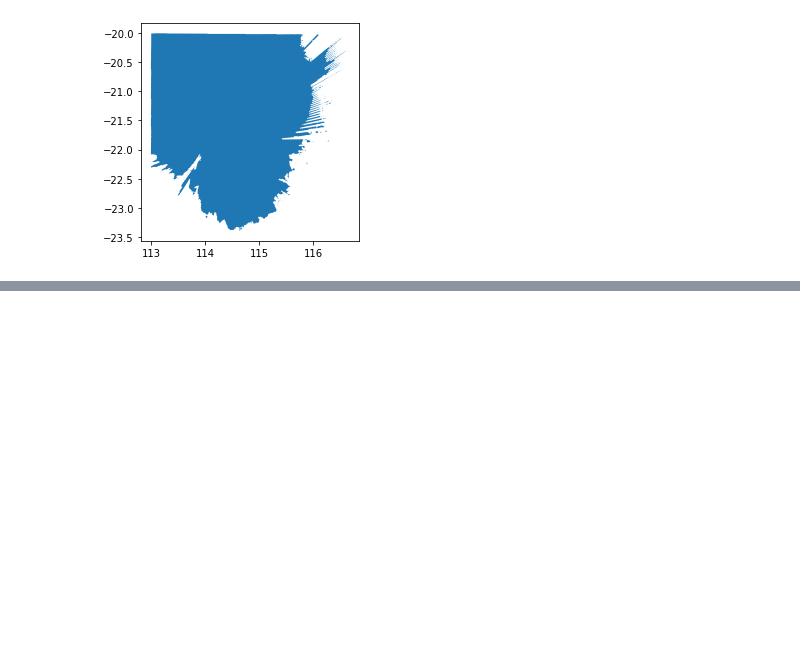
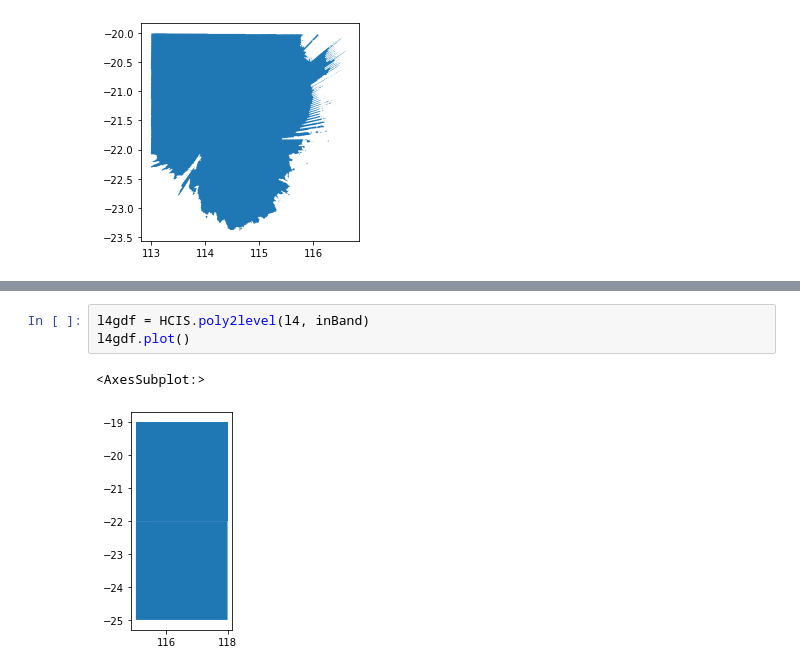
Before and after one commit to navnith-reddy/poly2hcis, a Jupyter notebook: poly2hcis.ipynb, the cells around one changed output, grey strips where cells are left out. Saved outputs shown, nothing was run; the diff lists cells and outputs as text; blank space fills up the shorter version.

```diff
--- a/poly2hcis.ipynb
+++ b/poly2hcis.ipynb
@@ -59,0 +44,6 @@ AttributeError: module 'HCIS' has no attribute 'hcis2gdf'
+# %%
+l4gdf = HCIS.poly2level(l4, inBand)
+l4gdf.plot()
+# %% [output]
+<AxesSubplot:>
+[figure, added]
```
Also changed, not shown: parts of 9 cells of this notebook, 2 other files.
